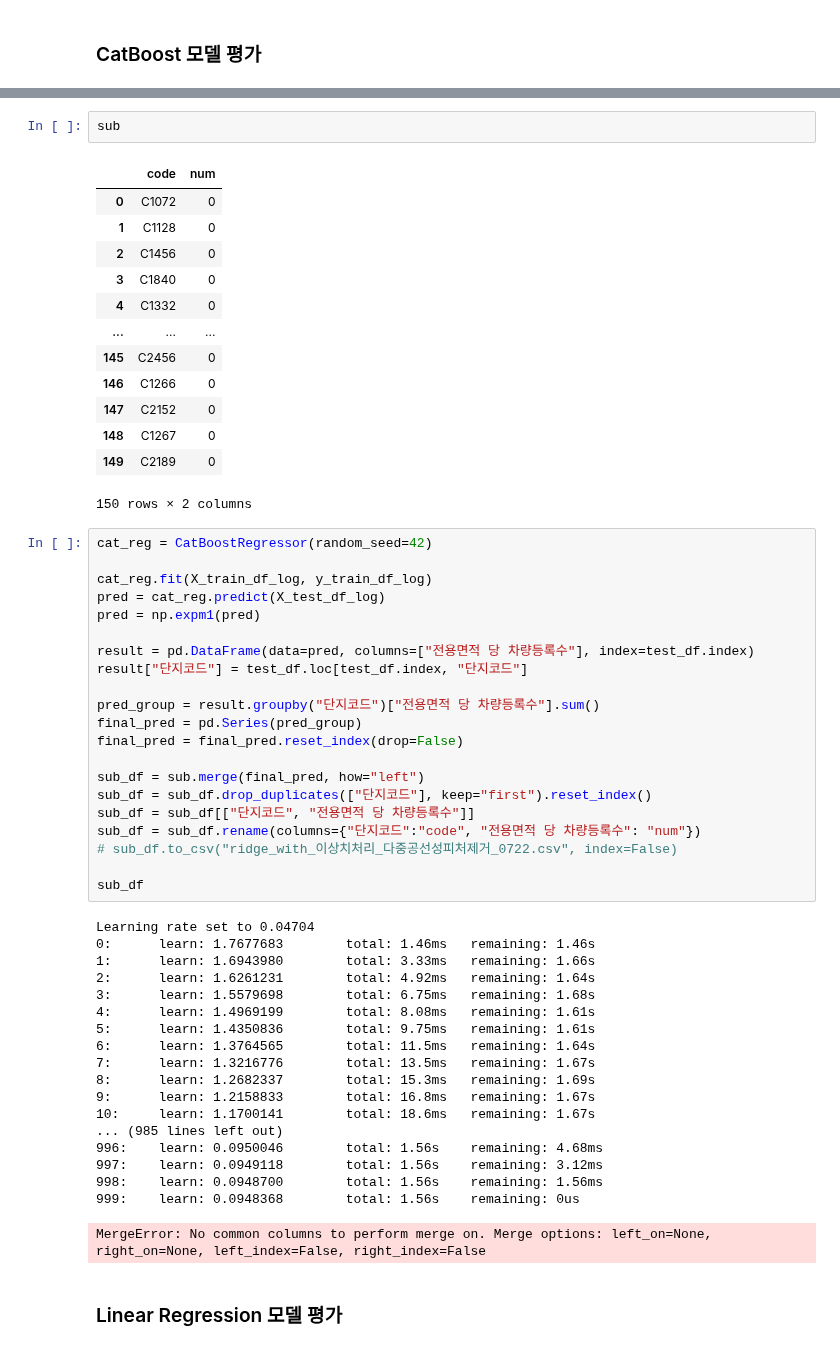
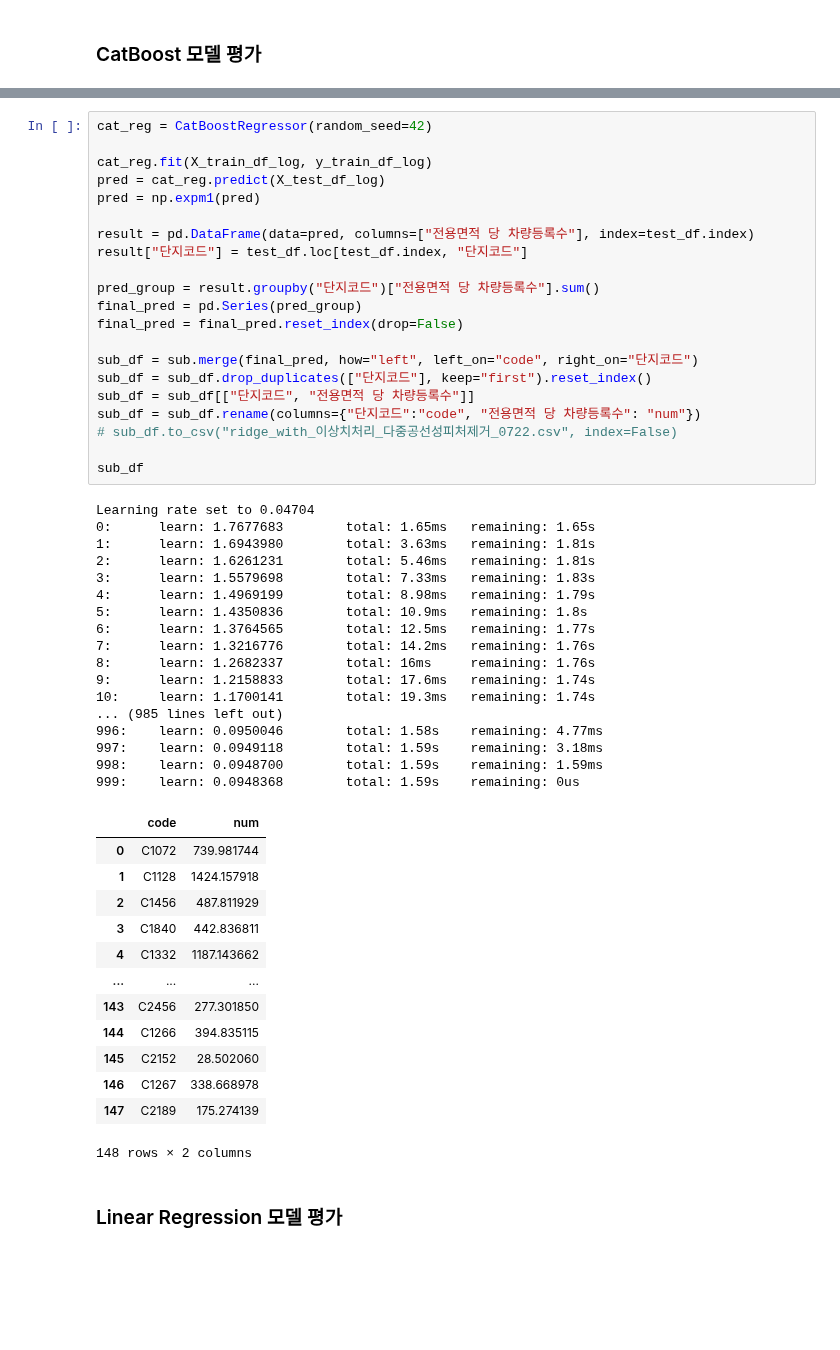
Before and after one commit to hyunjun33/Parking_demand_prediction, a Jupyter notebook: final source code/02_raw_age_data_added & model_performance_evaluation with CatBoost.ipynb, the cells around one changed output, grey strips where cells are left out. Drawn from its saved outputs; the diff is of its cells as text; blank space fills up the shorter version.

```diff
--- a/final source code/02_raw_age_data_added & model_performance_evaluation with CatBoost.ipynb
+++ b/final source code/02_raw_age_data_added & model_performance_evaluation with CatBoost.ipynb
@@ -465,60 +465,56 @@ Learning rate set to 0.04469
 9.20313874587702
-# %%
-sub
-# %% [output]
-|  | code | num |
-| 0 | C1072 | 0 |
-| 1 | C1128 | 0 |
-| 2 | C1456 | 0 |
-| 3 | C1840 | 0 |
-| 4 | C1332 | 0 |
-| ... | ... | ... |
-| 145 | C2456 | 0 |
-| 146 | C1266 | 0 |
-| 147 | C2152 | 0 |
-| 148 | C1267 | 0 |
-| 149 | C2189 | 0 |
-150 rows × 2 columns
 # %%
 cat_reg = CatBoostRegressor(random_seed=42)
 
 cat_reg.fit(X_train_df_log, y_train_df_log)
 pred = cat_reg.predict(X_test_df_log)
 pred = np.expm1(pred)
 
 result = pd.DataFrame(data=pred, columns=["전용면적 당 차량등록수"], index=test_df.index)
 result["단지코드"] = test_df.loc[test_df.index, "단지코드"]
 
 pred_group = result.groupby("단지코드")["전용면적 당 차량등록수"].sum()
 final_pred = pd.Series(pred_group)
 final_pred = final_pred.reset_index(drop=False)
 
-sub_df = sub.merge(final_pred, how="left")
+sub_df = sub.merge(final_pred, how="left", left_on="code", right_on="단지코드")
 sub_df = sub_df.drop_duplicates(["단지코드"], keep="first").reset_index()
 sub_df = sub_df[["단지코드", "전용면적 당 차량등록수"]]
 sub_df = sub_df.rename(columns={"단지코드":"code", "전용면적 당 차량등록수": "num"})
 # sub_df.to_csv("ridge_with_이상치처리_다중공선성피처제거_0722.csv", index=False)
 
 sub_df
 # %% [output]
 Learning rate set to 0.04704
-0:      learn: 1.7677683        total: 1.46ms   remaining: 1.46s
-1:      learn: 1.6943980        total: 3.33ms   remaining: 1.66s
-2:      learn: 1.6261231        total: 4.92ms   remaining: 1.64s
-3:      learn: 1.5579698        total: 6.75ms   remaining: 1.68s
-4:      learn: 1.4969199        total: 8.08ms   remaining: 1.61s
-5:      learn: 1.4350836        total: 9.75ms   remaining: 1.61s
-6:      learn: 1.3764565        total: 11.5ms   remaining: 1.64s
-7:      learn: 1.3216776        total: 13.5ms   remaining: 1.67s
-8:      learn: 1.2682337        total: 15.3ms   remaining: 1.69s
-9:      learn: 1.2158833        total: 16.8ms   remaining: 1.67s
-10:     learn: 1.1700141        total: 18.6ms   remaining: 1.67s
+0:      learn: 1.7677683        total: 1.65ms   remaining: 1.65s
+1:      learn: 1.6943980        total: 3.63ms   remaining: 1.81s
+2:      learn: 1.6261231        total: 5.46ms   remaining: 1.81s
+3:      learn: 1.5579698        total: 7.33ms   remaining: 1.83s
+4:      learn: 1.4969199        total: 8.98ms   remaining: 1.79s
+5:      learn: 1.4350836        total: 10.9ms   remaining: 1.8s
+6:      learn: 1.3764565        total: 12.5ms   remaining: 1.77s
+7:      learn: 1.3216776        total: 14.2ms   remaining: 1.76s
+8:      learn: 1.2682337        total: 16ms     remaining: 1.76s
+9:      learn: 1.2158833        total: 17.6ms   remaining: 1.74s
+10:     learn: 1.1700141        total: 19.3ms   remaining: 1.74s
 ... (985 lines left out)
-996:    learn: 0.0950046        total: 1.56s    remaining: 4.68ms
-997:    learn: 0.0949118        total: 1.56s    remaining: 3.12ms
-998:    learn: 0.0948700        total: 1.56s    remaining: 1.56ms
-999:    learn: 0.0948368        total: 1.56s    remaining: 0us
+996:    learn: 0.0950046        total: 1.58s    remaining: 4.77ms
+997:    learn: 0.0949118        total: 1.59s    remaining: 3.18ms
+998:    learn: 0.0948700        total: 1.59s    remaining: 1.59ms
+999:    learn: 0.0948368        total: 1.59s    remaining: 0us
+|  | code | num |
+| 0 | C1072 | 739.981744 |
+| 1 | C1128 | 1424.157918 |
+| 2 | C1456 | 487.811929 |
+| 3 | C1840 | 442.836811 |
+| 4 | C1332 | 1187.143662 |
+| ... | ... | ... |
+| 143 | C2456 | 277.301850 |
+| 144 | C1266 | 394.835115 |
+| 145 | C2152 | 28.502060 |
+| 146 | C1267 | 338.668978 |
+| 147 | C2189 | 175.274139 |
-MergeError: No common columns to perform merge on. Merge options: left_on=None, right_on=None, left_index=False, right_index=False
+148 rows × 2 columns
 # %% [markdown]
 ### Linear Regression 모델 평가
 # %%
```
Also changed, not shown: parts of 10 cells of this notebook.
